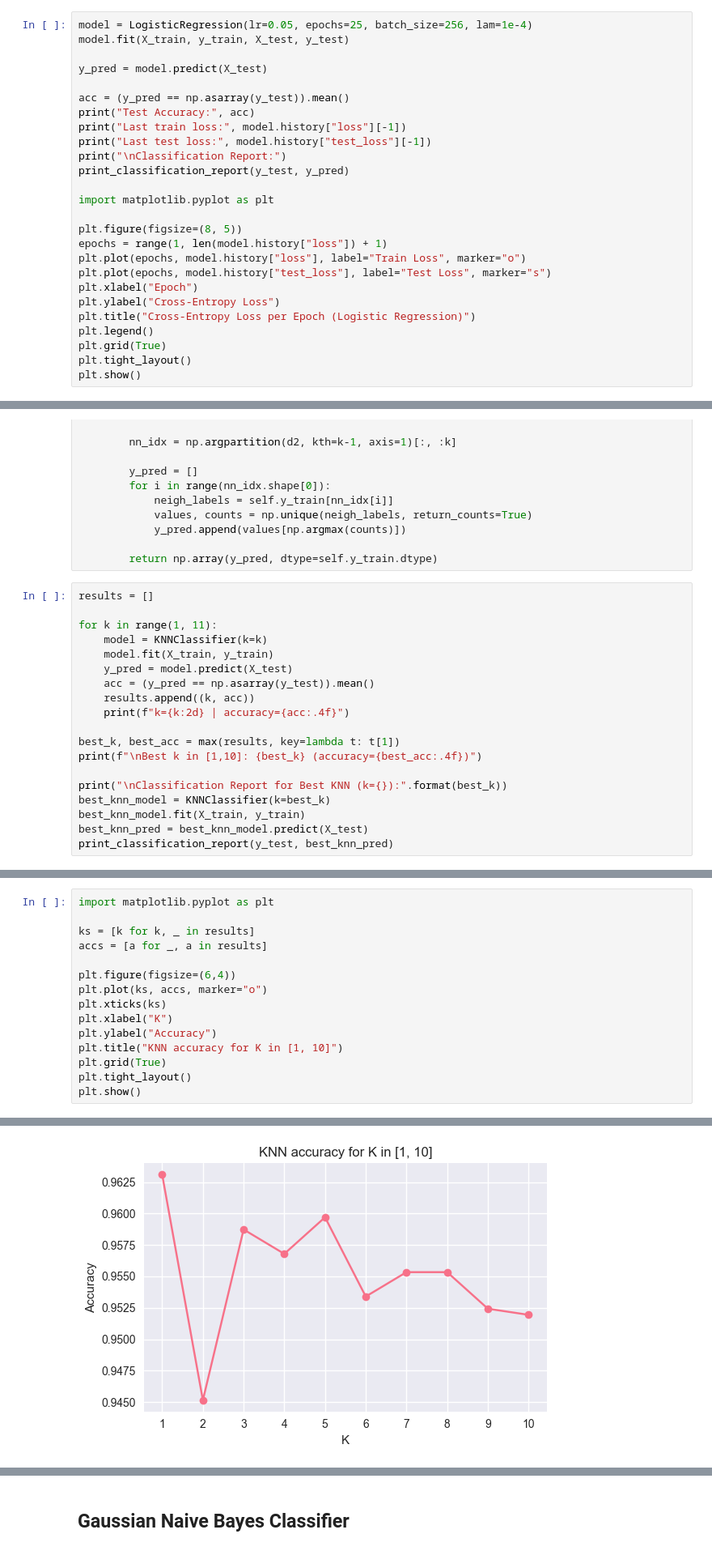
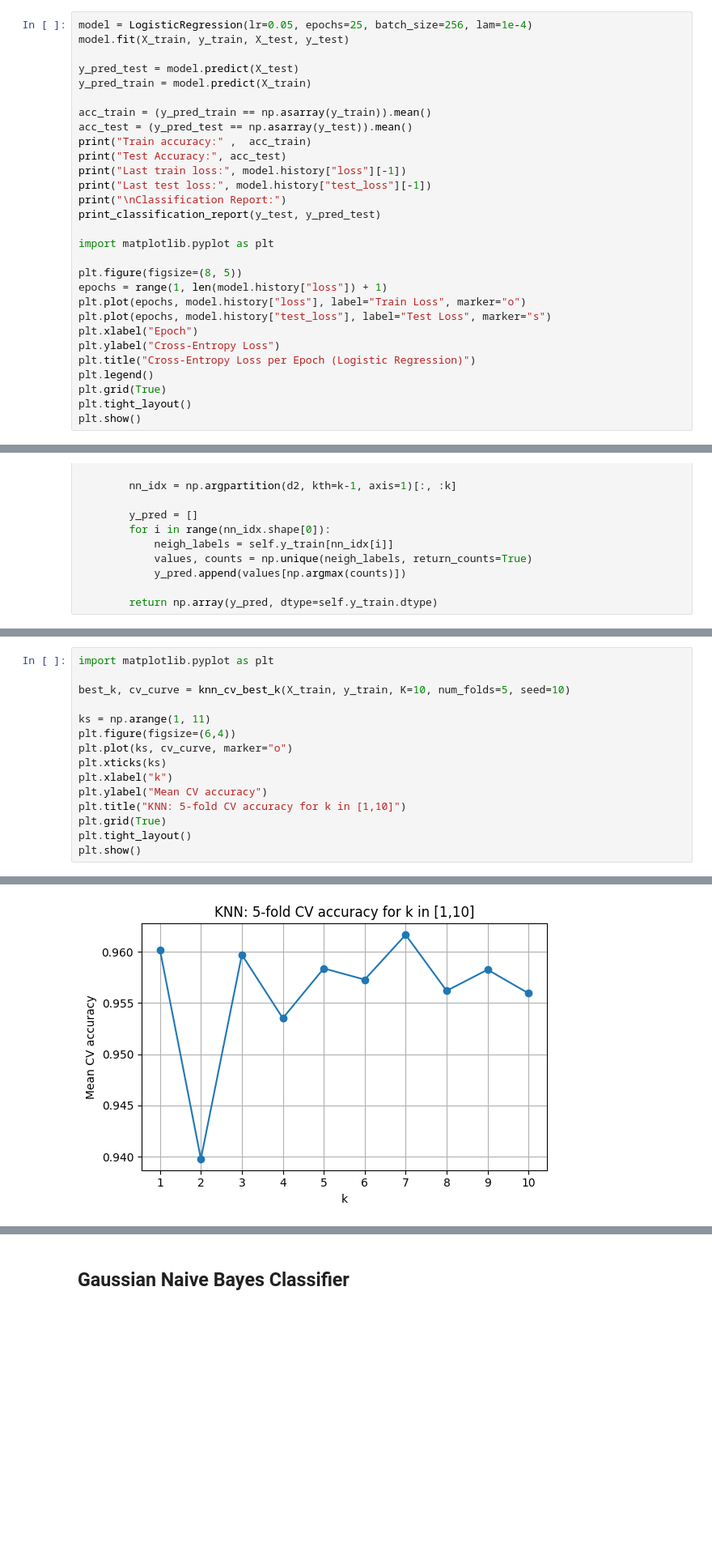
Before and after one commit to tasosger/ml_assignment, a Jupyter notebook: ml_assignment.ipynb, the cells around one changed output, grey strips where cells are left out. Shown at 81% size. Cells and saved outputs as stored; diff of their text form; blank space fills up the shorter version.

```diff
--- a/ml_assignment.ipynb
+++ b/ml_assignment.ipynb
@@ -622,14 +614,17 @@ class LogisticRegression(BaseModel):
 model = LogisticRegression(lr=0.05, epochs=25, batch_size=256, lam=1e-4)
 model.fit(X_train, y_train, X_test, y_test)
 
-y_pred = model.predict(X_test)
+y_pred_test = model.predict(X_test)
+y_pred_train = model.predict(X_train)
 
-acc = (y_pred == np.asarray(y_test)).mean()
-print("Test Accuracy:", acc)
+acc_train = (y_pred_train == np.asarray(y_train)).mean()
+acc_test = (y_pred_test == np.asarray(y_test)).mean()
+print("Train accuracy:" ,  acc_train)
+print("Test Accuracy:", acc_test)
 print("Last train loss:", model.history["loss"][-1])
 print("Last test loss:", model.history["test_loss"][-1])
 print("\nClassification Report:")
-print_classification_report(y_test, y_pred)
+print_classification_report(y_test, y_pred_test)
 
 import matplotlib.pyplot as plt
 
@@ -720,22 +723,3 @@ class KNNClassifier(BaseModel):
             y_pred.append(values[np.argmax(counts)])
 
         return np.array(y_pred, dtype=self.y_train.dtype)
-# %%
-results = []
-
-for k in range(1, 11):
-    model = KNNClassifier(k=k)
-    model.fit(X_train, y_train)
-    y_pred = model.predict(X_test)
-    acc = (y_pred == np.asarray(y_test)).mean()
-    results.append((k, acc))
-    print(f"k={k:2d} | accuracy={acc:.4f}")
-
-best_k, best_acc = max(results, key=lambda t: t[1])
-print(f"\nBest k in [1,10]: {best_k} (accuracy={best_acc:.4f})")
-
-print("\nClassification Report for Best KNN (k={}):".format(best_k))
-best_knn_model = KNNClassifier(k=best_k)
-best_knn_model.fit(X_train, y_train)
-best_knn_pred = best_knn_model.predict(X_test)
-print_classification_report(y_test, best_knn_pred)
@@ -760,15 +769,15 @@ accuracy        0.9631       2060
 # %%
 import matplotlib.pyplot as plt
 
-ks = [k for k, _ in results]
-accs = [a for _, a in results]
+best_k, cv_curve = knn_cv_best_k(X_train, y_train, K=10, num_folds=5, seed=10)
 
+ks = np.arange(1, 11)
 plt.figure(figsize=(6,4))
-plt.plot(ks, accs, marker="o")
+plt.plot(ks, cv_curve, marker="o")
 plt.xticks(ks)
-plt.xlabel("K")
-plt.ylabel("Accuracy")
-plt.title("KNN accuracy for K in [1, 10]")
+plt.xlabel("k")
+plt.ylabel("Mean CV accuracy")
+plt.title("KNN: 5-fold CV accuracy for k in [1,10]")
 plt.grid(True)
 plt.tight_layout()
 plt.show()
@@ -776 +797 @@ plt.show()
-[figure, old version]
+[figure, new version]
```
Also changed, not shown: parts of 28 cells of this notebook.
